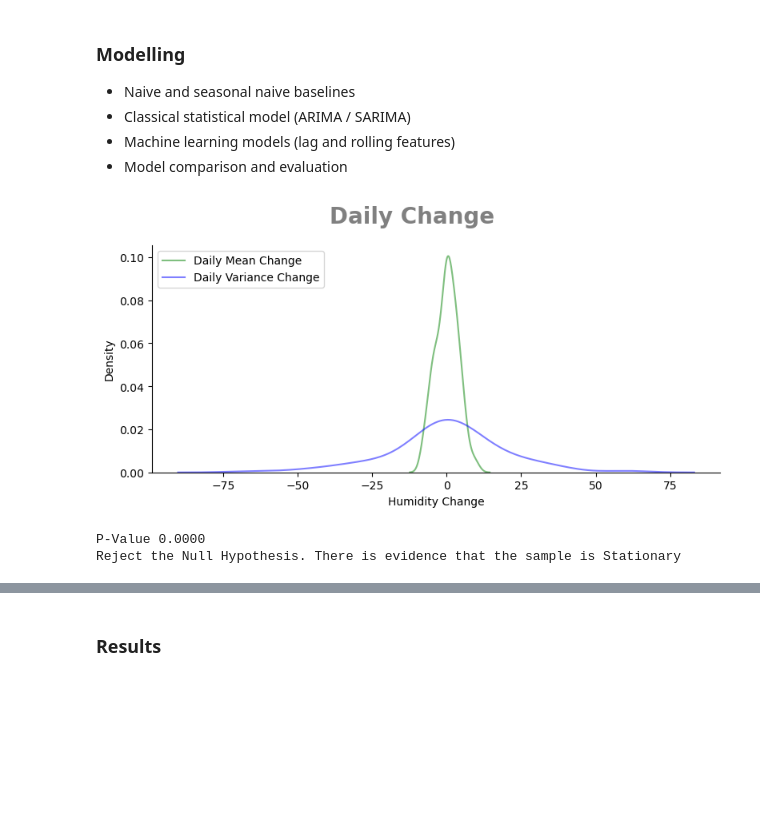
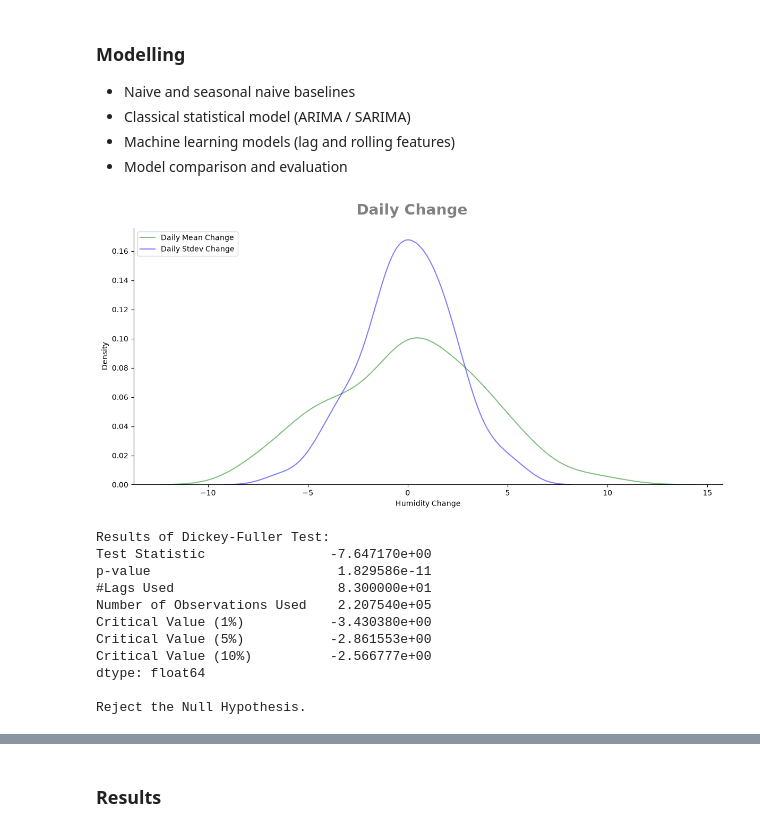
Before and after one commit to Cmay487/bedroom-humidity-forecasting, a Jupyter notebook: forecasting.ipynb, the cells around one changed output, grey strips where cells are left out. Saved outputs shown, nothing was run; the diff lists cells and outputs as text; code cells hidden in the pictures; blank space fills up the shorter version.

```diff
--- a/forecasting.ipynb
+++ b/forecasting.ipynb
@@ -277,61 +282,57 @@ Therefore, the STL is a more reliable tool because:
 # the lag terms for ARIMA and SARIMAX
 
 # lets do a quick analysis of the time series stats by day
 agged_df = (
     train_df
     .groupby([train_df.index.date])['Humidity']
     .describe()
     )
 
-e = agged_df.assign(
-    var = agged_df['std']**2,
+agg = agged_df.assign(
     day_mean_lag=(agged_df['mean']-agged_df['mean'].shift(1)).dropna(),
-    day_var_lag=(e['var']-e['var'].shift(1)).dropna()
+    day_std_lag=(agged_df['std']-agged_df['std'].shift(1)).dropna()
 ).drop(columns=['count','std','min','25%','50%','75%','max'])
 
-fig = plt.figure(figsize=(8,4));
+fig = plt.figure(figsize=(12,6));
 
 # visualise the change over day - I expect this to change over time
 sns.kdeplot(
-    data=e,
+    data=agg,
     x='day_mean_lag',
     label='Daily Mean Change',
     color='green',
     alpha=0.5
 );
 sns.kdeplot(
-    data=e,
-    x='day_var_lag',
-    label='Daily Variance Change',
+    data=agg,
+    x='day_std_lag',
+    label='Daily Stdev Change',
     color='blue',
     alpha=0.5
 );
 
 # plot cleanup
 plot.plot_cleanup(None,"Daily Change",xlabel="Humidity Change")
 
 plt.legend(loc='upper left');
 # %% [output]
-[figure, old version]
+[figure, new version]
-# %%
-
-# H0: The data is non-stationary
-# H1: The data is stationary
-minutely_hum = train_df[['Humidity']].copy()
-
-
-# set up the test
-alpha = 0.05 # 95% confidence
-
-result_adf = adfuller(minutely_hum.values)
-p = result_adf[1]
-
-# show results
-print(f"P-Value {p:.4f}")
-if p <= alpha:
-    print("Reject the Null Hypothesis. There is evidence that the sample is Stationary")
-else:
-    print("Unable to reject the Null Hypothesis as there is little evidence to do so.")
-# %% [output]
-P-Value 0.0000
-Reject the Null Hypothesis. There is evidence that the sample is Stationary
+# %%
+# lets observe the results when we run an adf test on minutely, hourly and daily data
+
+# H0: The data is not Stationary
+# H1: The is Stationary
+
+stationary_test(df=train_df[['Humidity']],alpha=0.05,test='ADF')
+# %% [output]
+Results of Dickey-Fuller Test:
+Test Statistic                -7.647170e+00
+p-value                        1.829586e-11
+#Lags Used                     8.300000e+01
+Number of Observations Used    2.207540e+05
+Critical Value (1%)           -3.430380e+00
+Critical Value (5%)           -2.861553e+00
+Critical Value (10%)          -2.566777e+00
+dtype: float64
+
+Reject the Null Hypothesis.
```
Also changed, not shown: parts of 9 cells of this notebook, 1 other file.
